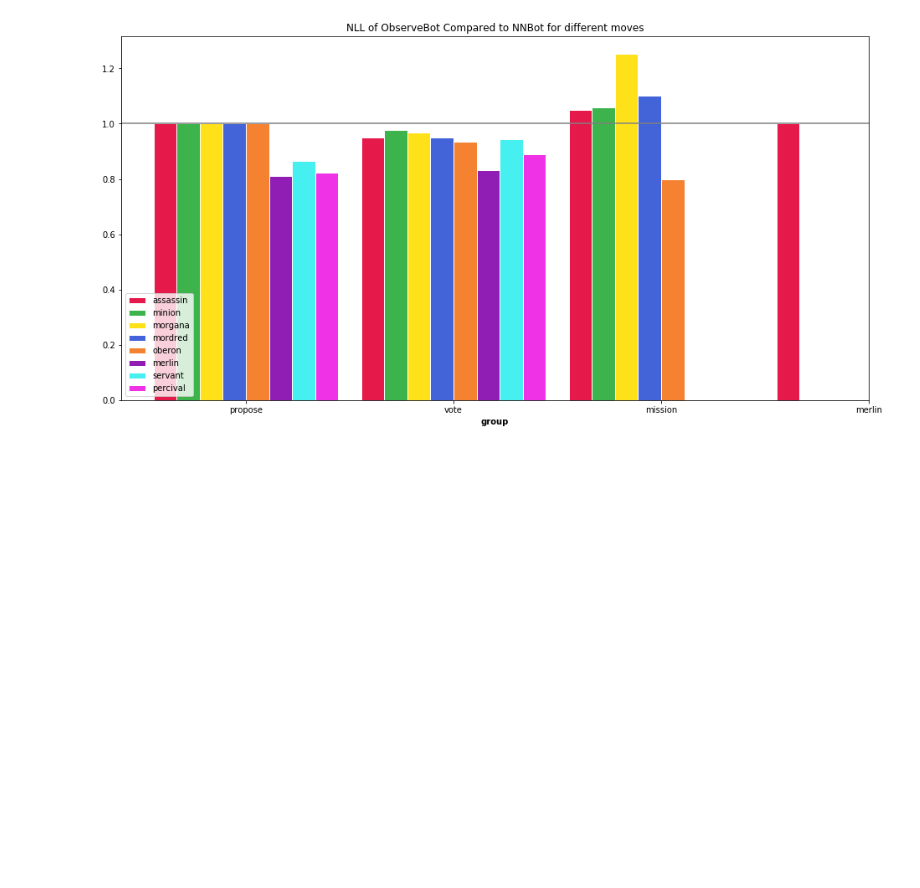
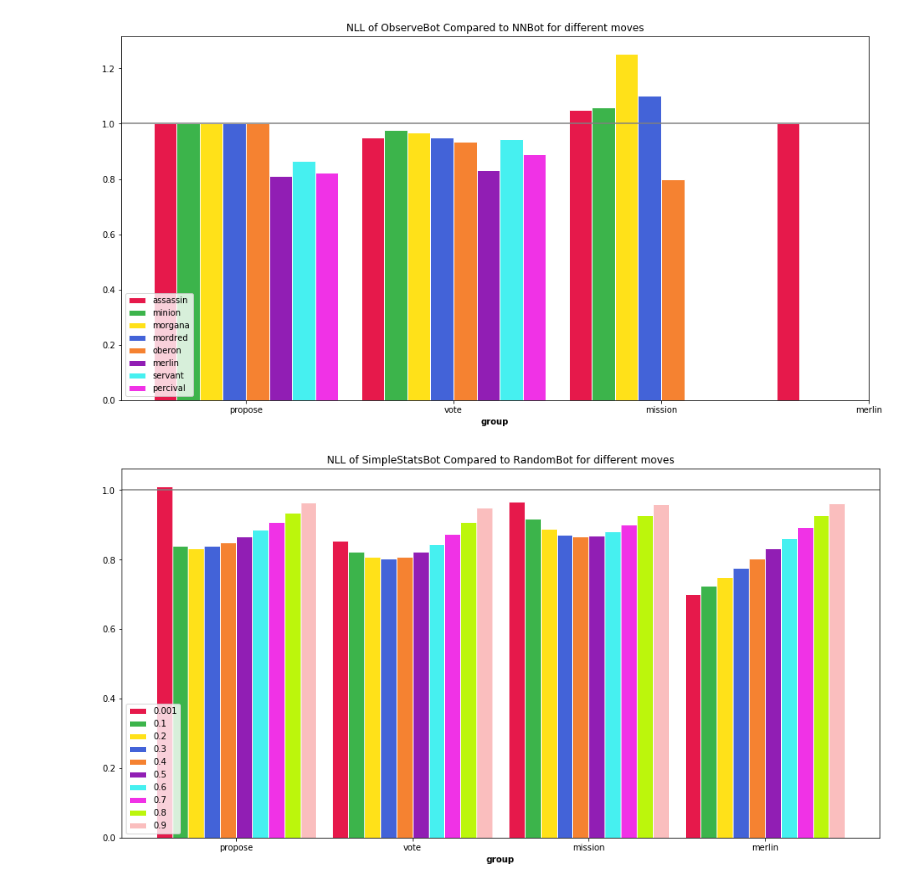
Before and after one commit to Detry322/avalon-bot, a Jupyter notebook: battlefield/Graphs.ipynb, the cells around one changed output. Cells and saved outputs as stored; diff of their text form; code cells hidden in the pictures; blank space fills up the shorter version.

```diff
--- a/battlefield/Graphs.ipynb
+++ b/battlefield/Graphs.ipynb
@@ -51,6 +65,6 @@ grouped_barplot(plot_title, trembles, bots, serieses[0][0], *serieses)
 # %%
-OB_DATA = DATA[DATA.bot == 'ObserveBot']
-RAND_DATA = DATA[DATA.bot == 'RandomBot']
+OB_DATA = DATA_BY_BOT['ObserveBot']
+RAND_DATA = DATA_BY_BOT['RandomBot']
 plot_title = "NLL of ObserveBot Compared to RandomBot for different moves"
 trembles = [0.1, 0.2, 0.3, 0.4, 0.5, 0.6, 0.7, 0.8, 0.9]
 move_types = ["propose", "vote", "mission", "merlin"]
@@ -69,8 +83,8 @@ grouped_barplot(plot_title, trembles, move_types, 1.0, *serieses)
 # %% [output]
 [figure]
 # %%
-NN_DATA = DATA[DATA.bot == 'NNBot']
-RAND_DATA = DATA[DATA.bot == 'RandomBot']
+NN_DATA = DATA_BY_BOT['NNBot']
+RAND_DATA = DATA_BY_BOT['RandomBot']
 plot_title = "NLL of NNBot Compared to RandomBot for different moves"
 trembles = [0.001, 0.1, 0.2, 0.3, 0.4, 0.5, 0.6, 0.7, 0.8, 0.9]
 move_types = ["propose", "vote", "mission", "merlin"]
@@ -124,3 +138,23 @@ serieses = [
 grouped_barplot(plot_title, roles, move_types, 1.0, *serieses)
 # %% [output]
 [figure]
+# %%
+SSB_DATA = DATA_BY_BOT['SimpleStatsBot']
+RAND_DATA = DATA_BY_BOT['RandomBot']
+plot_title = "NLL of SimpleStatsBot Compared to RandomBot for different moves"
+trembles = [0.001, 0.1, 0.2, 0.3, 0.4, 0.5, 0.6, 0.7, 0.8, 0.9]
+move_types = ["propose", "vote", "mission", "merlin"]
+rand_perf = {
+    typ: RAND_DATA[(RAND_DATA.type == typ) & (RAND_DATA.trembling_hand_prob == 0.1)].nll.sum()
+    for typ in move_types
+}
+serieses = [
+    [
+        SSB_DATA[(SSB_DATA.type == typ) & (SSB_DATA.trembling_hand_prob == p)].nll.sum()/rand_perf[typ]
+        for typ in move_types
+    ]
+    for p in trembles
+]
+grouped_barplot(plot_title, trembles, move_types, 1.0, *serieses)
+# %% [output]
+[figure, added]
```
Also changed, not shown: parts of 8 cells of this notebook, 7 other files.
